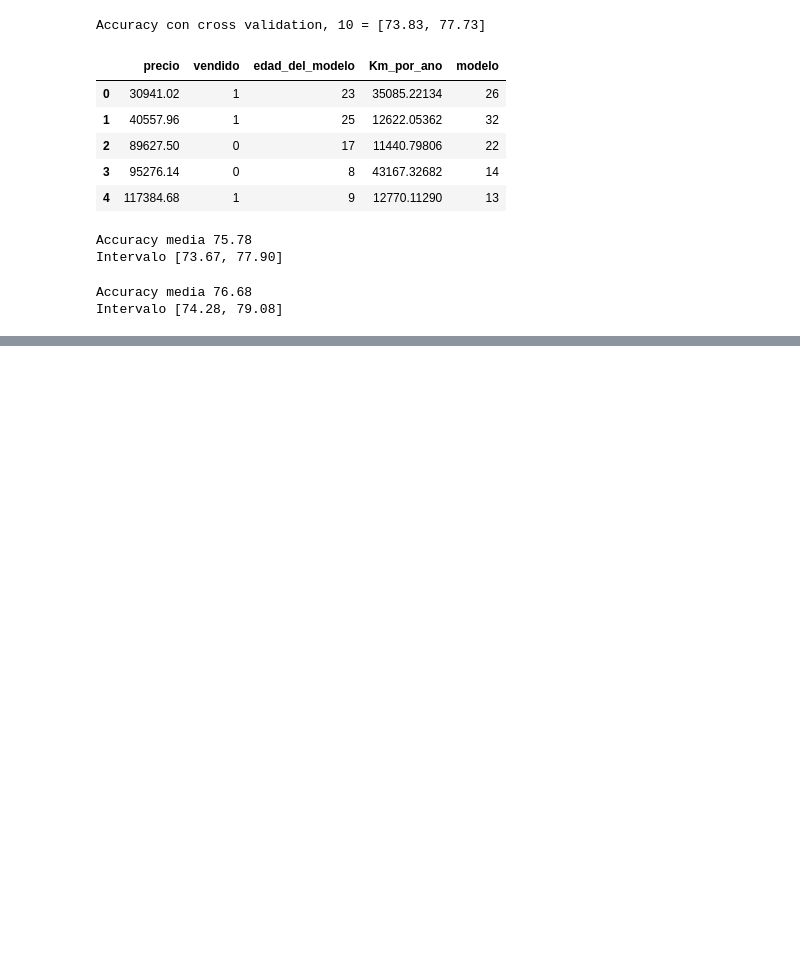
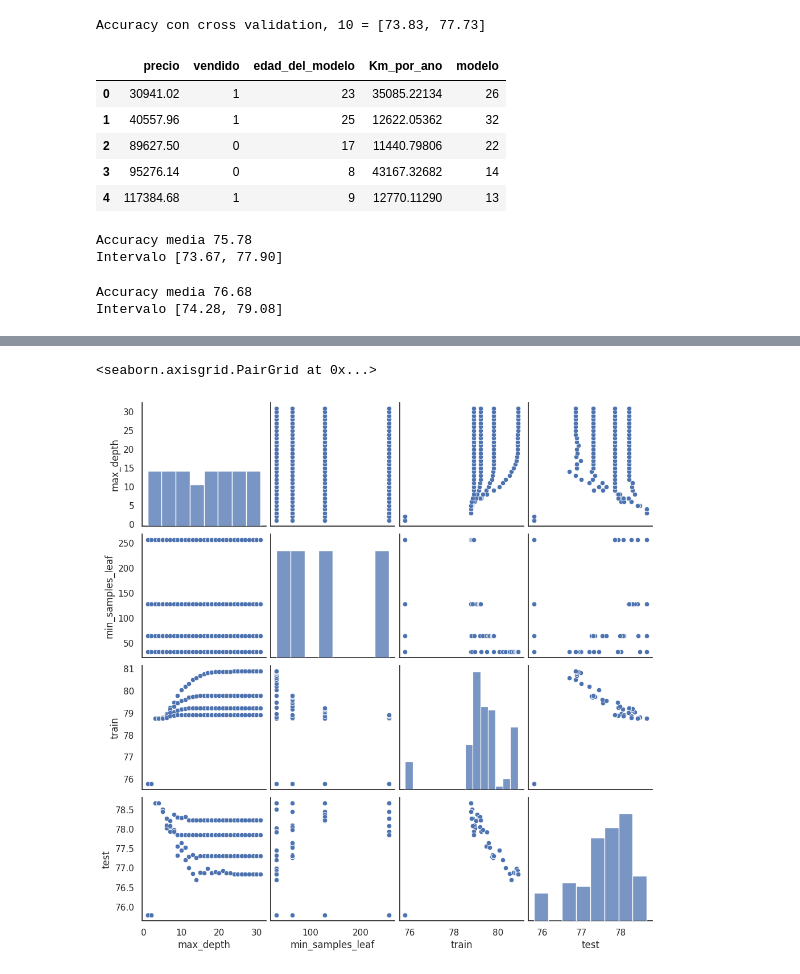
Before and after one commit to natalyq1/Machine_learning1, a Jupyter notebook: Optimizando_modelo_X_hiperparametros.ipynb, the cells around one changed output, grey strips where cells are left out. Cells and saved outputs as stored; diff of their text form; code cells hidden in the pictures; blank space fills up the shorter version.

```diff
--- a/Optimizando_modelo_X_hiperparametros.ipynb
+++ b/Optimizando_modelo_X_hiperparametros.ipynb
@@ -113,0 +490,5 @@ Intervalo [74.28, 79.08]
+# %%
+sns.pairplot(resultados)
+# %% [output]
+<seaborn.axisgrid.PairGrid at 0x...>
+[figure, added]
```
Also changed, not shown: parts of 33 cells of this notebook.
